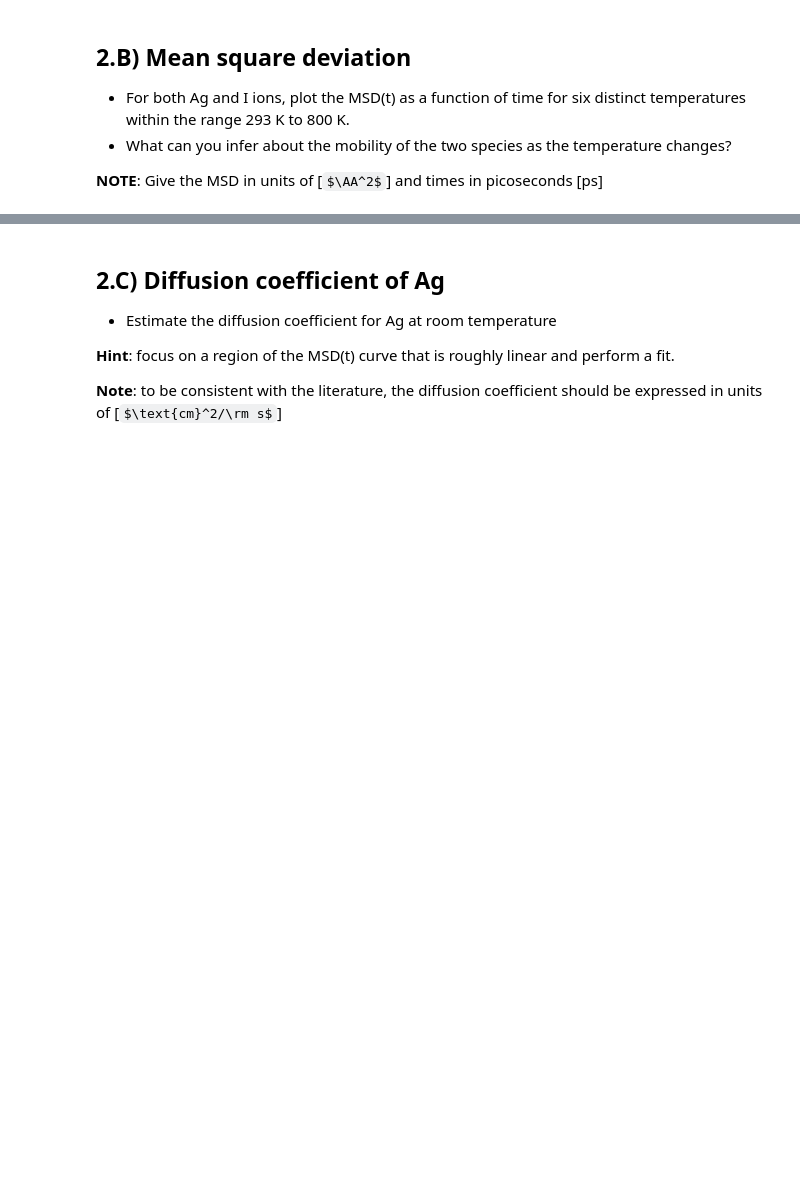
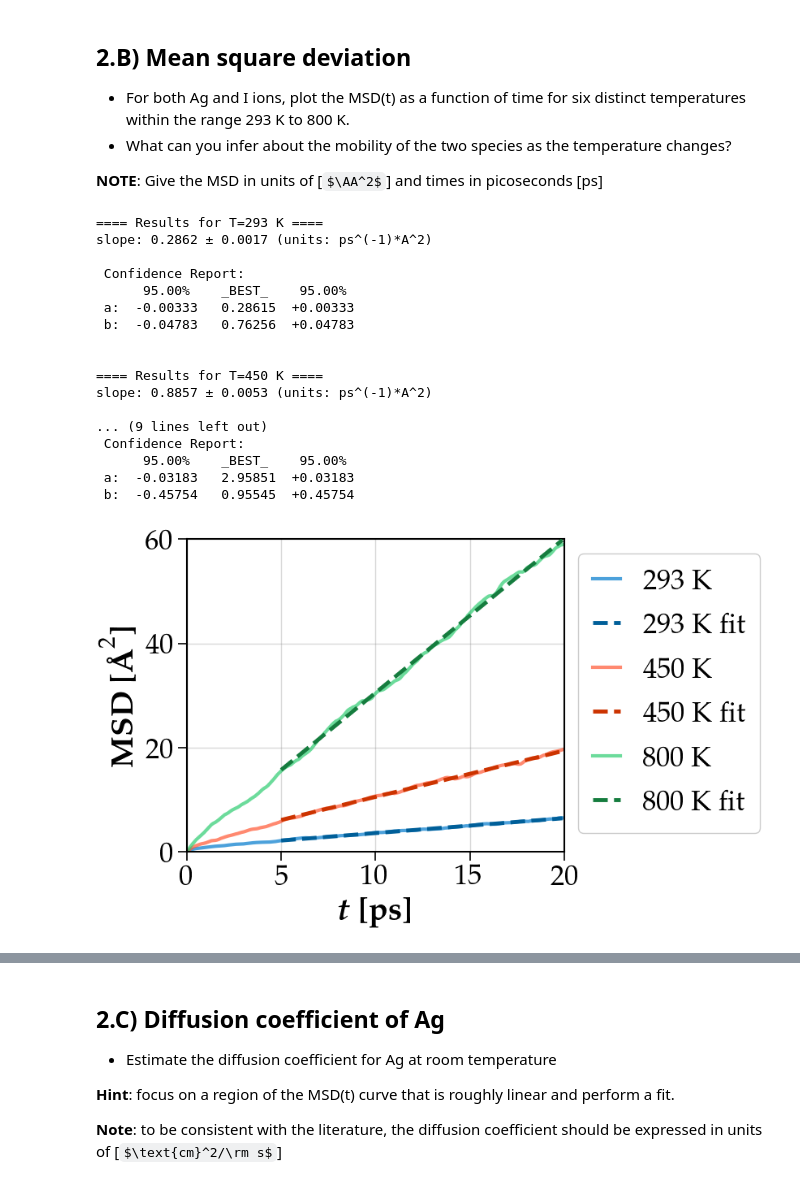
Before and after one commit to sylvainshan/MSE-468-Atomisitc-and-Quantum-Simulations-of-Materials, a Jupyter notebook: lab4/Analysis.ipynb, the cells around one changed output, grey strips where cells are left out. Cells and saved outputs as stored; diff of their text form; code cells hidden in the pictures; some formulas as TeX source; blank space fills up the shorter version.

```diff
--- a/lab4/Analysis.ipynb
+++ b/lab4/Analysis.ipynb
@@ -303,4 +290,51 @@ plot_rdf(list_df_rdf_293, list_df_rdf_10, n_bins)
 - What can you infer about the mobility of the two species as the temperature changes?
 
 **NOTE**: Give the MSD in units of [$\AA^2$] and times in picoseconds [ps]
+# %%
+# see if fit is good
+T = [293, 450, 800]
+filepath = [f"P2/MSD/E_of_t_6_{t}_0.002.dat" for t in T]
+list_df_msd = [load_data(fp)[["t (ps)", "MSD_I", "MSD_Ag"]] for fp in filepath]
+list_msd_Ag = [df['MSD_Ag'] for df in list_df_msd]
+
+model = Model(linear_function)
+df, results = fit_msd(list_df_msd, T, model=model, t_min=8, verbose=True)
+
+t = list_df_msd[0]['t (ps)']
+t_plot = np.linspace(5, t.max()-t[0], 1000)
+
+plt.figure(figsize=(6, 5))
+plt.tick_params(labelsize=25)
+for i, (df_msd, T_val, m_c) in enumerate(zip(list_df_msd, T, marker_colors)):
+    msd_ag = df_msd['MSD_Ag']
+    a, b = results[T_val].best_values['a'], results[T_val].best_values['b']
+    plt.plot(t - t[0], msd_ag, label=f'{T_val} K', color=line_colors[i], linewidth=3, zorder=2, alpha=0.7)
+    plt.plot(t_plot, a * t_plot + b, label=f'{T_val} K fit', linestyle='--', color=m_c, linewidth=3.5, zorder=3)
+plt.xlabel(r'$\boldsymbol{t}$ $\textbf{[ps]}$', fontsize=28)
+plt.ylabel(r'$\textbf{MSD}$ $\textbf{[\AA}^2\textbf{]}$', fontsize=28)
+plt.legend(loc='upper left', bbox_to_anchor=(1, 1), fontsize=25)
+plt.xlim(0, 20)
+plt.ylim(0, 60)
+plt.grid()
+plt.savefig('Figures/goodness_of_msd_fit.pdf', bbox_inches='tight')
+plt.show()
+# %% [output]
+==== Results for T=293 K ====
+slope: 0.2862 ± 0.0017 (units: ps^(-1)*A^2)
+
+ Confidence Report:
+      95.00%    _BEST_    95.00%
+ a:  -0.00333   0.28615  +0.00333
+ b:  -0.04783   0.76256  +0.04783
+
+
+==== Results for T=450 K ====
+slope: 0.8857 ± 0.0053 (units: ps^(-1)*A^2)
+
+... (9 lines left out)
+ Confidence Report:
+      95.00%    _BEST_    95.00%
+ a:  -0.03183   2.95851  +0.03183
+ b:  -0.45754   0.95545  +0.45754
+[figure, added]
 # %%
```
Also changed, not shown: parts of 8 cells of this notebook, 15 other files.
